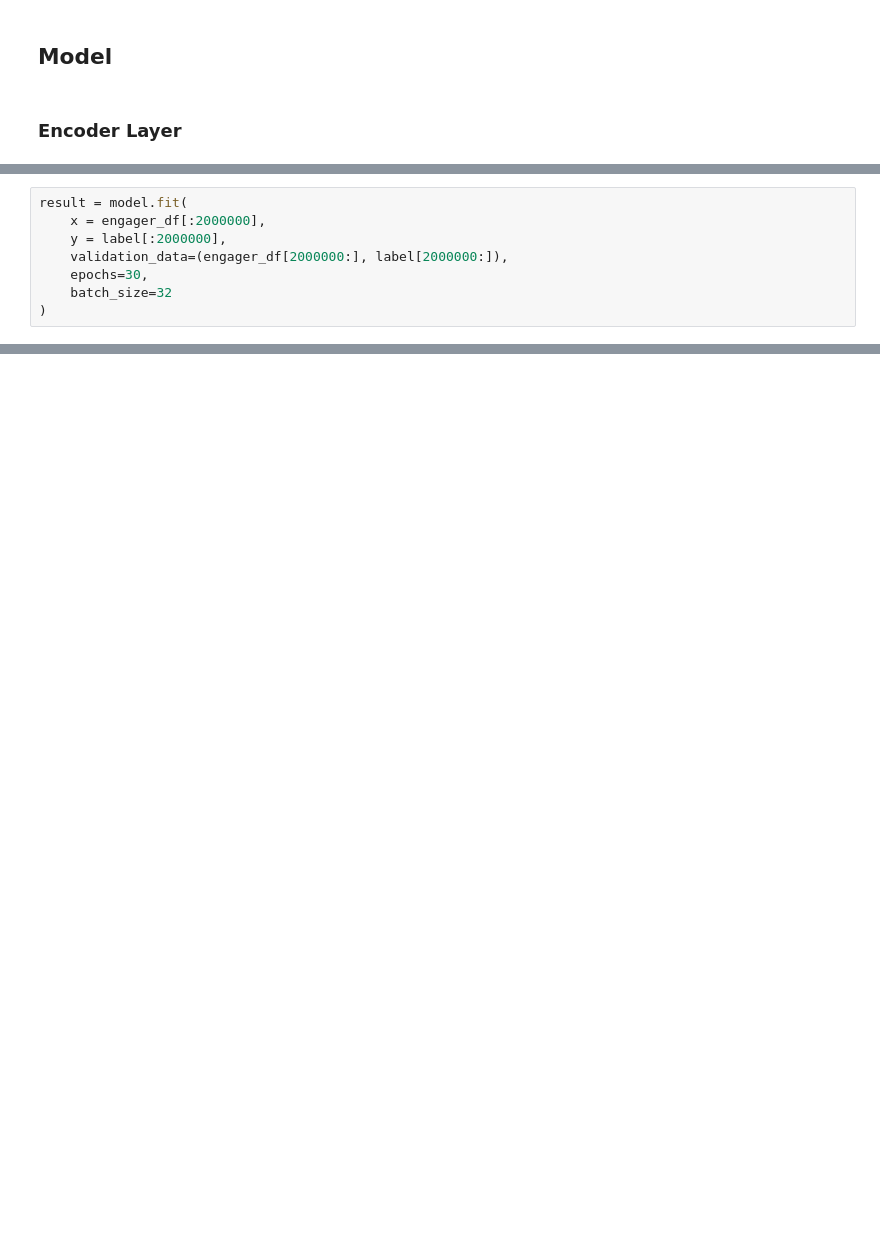
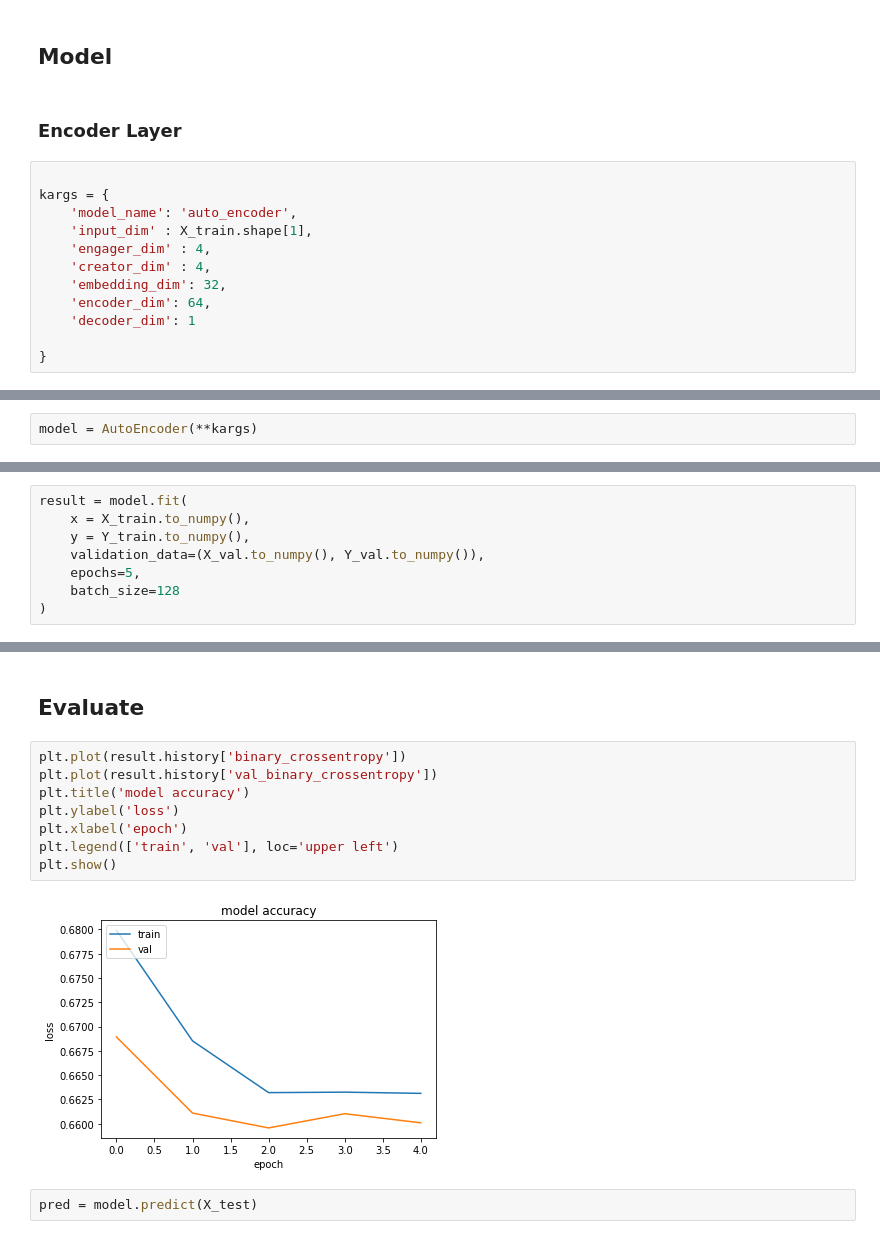
Before and after one commit to RecKIE7/recsys2021-twitter, a Jupyter notebook: models/notebooks/Autoencoder/autoencoder.ipynb, the cells around one changed output, grey strips where cells are left out. Saved outputs shown, nothing was run; the diff lists cells and outputs as text; blank space fills up the shorter version.

```diff
--- a/models/notebooks/Autoencoder/autoencoder.ipynb
+++ b/models/notebooks/Autoencoder/autoencoder.ipynb
@@ -61,4 +114,16 @@ engager_df
 ## Model
 # %% [markdown]
 ### Encoder Layer
+# %%
+
+kargs = {
+    'model_name': 'auto_encoder',
+    'input_dim' : X_train.shape[1],
+    'engager_dim' : 4,
+    'creator_dim' : 4,
+    'embedding_dim': 32,
+    'encoder_dim': 64,
+    'decoder_dim': 1
+
+}
 # %%
@@ -86,3 +163,5 @@ model = Encoder(engager_df.shape[1])
+# %%
+model = AutoEncoder(**kargs)
 # %%
 model.summary()
 # model.compile(loss='sparse_categorical_crossentropy', optimizer='adam', metrics=['accuracy'])
@@ -112,8 +189,0 @@ _________________________________________________________________
-# %%
-result = model.fit(
-    x = engager_df[:2000000],
-    y = label[:2000000],
-    validation_data=(engager_df[2000000:], label[2000000:]),
-    epochs=30,
-    batch_size=32
-)
@@ -137,0 +190,8 @@ Epoch 30/30
+# %%
+result = model.fit(
+    x = X_train.to_numpy(),
+    y = Y_train.to_numpy(),
+    validation_data=(X_val.to_numpy(), Y_val.to_numpy()),
+    epochs=5,
+    batch_size=128
+)
@@ -137,0 +209,14 @@ Epoch 30/30
+# %% [markdown]
+## Evaluate
+# %%
+plt.plot(result.history['binary_crossentropy'])
+plt.plot(result.history['val_binary_crossentropy'])
+plt.title('model accuracy')
+plt.ylabel('loss')
+plt.xlabel('epoch')
+plt.legend(['train', 'val'], loc='upper left')
+plt.show()
+# %% [output]
+[figure, added]
+# %%
+pred = model.predict(X_test)
```
Also changed, not shown: parts of 26 cells of this notebook, 2 other files.
